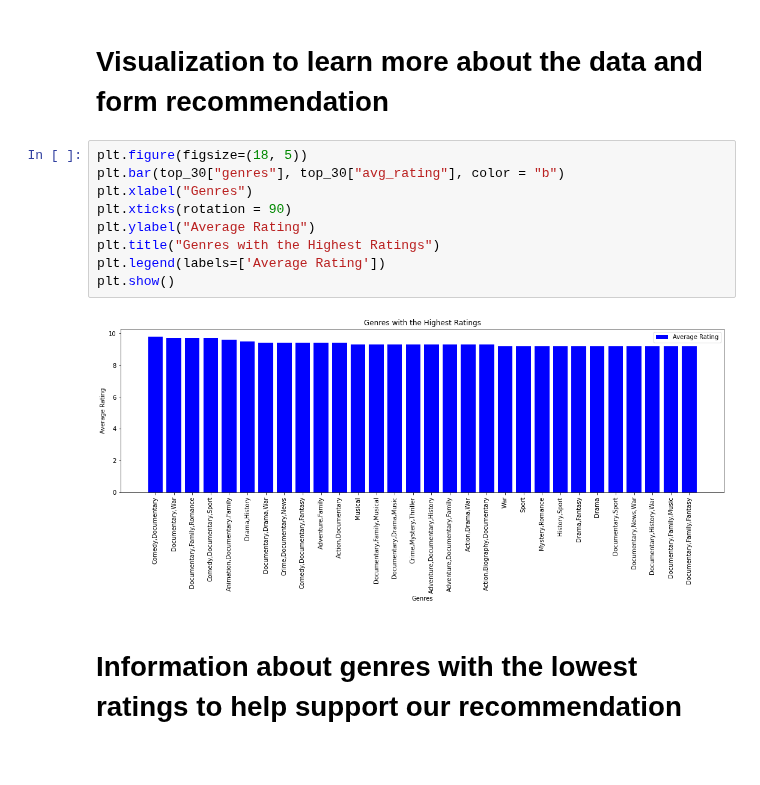
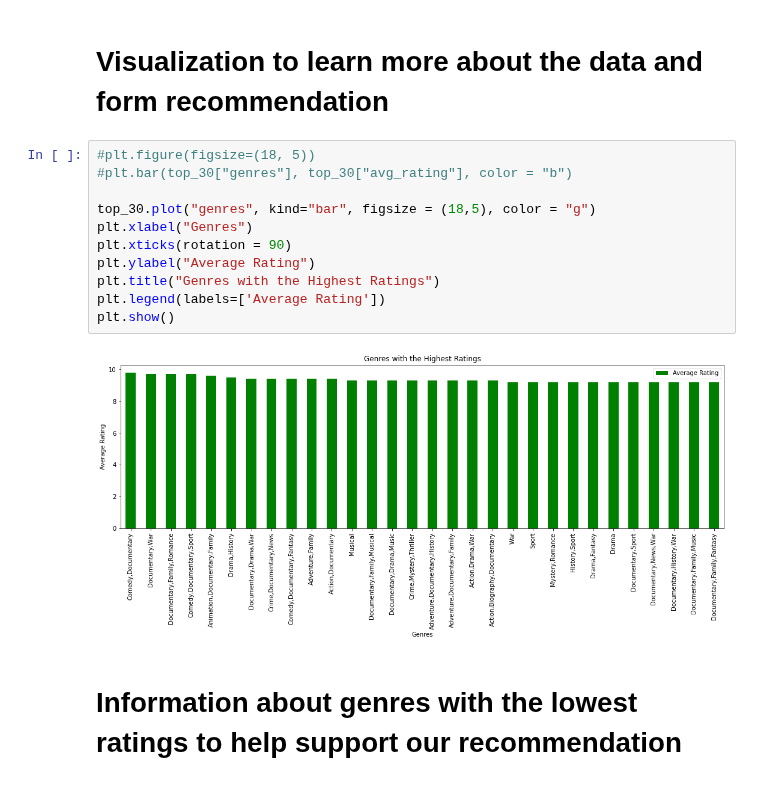
Before and after one commit to QuinnGrigsby/Capstone_Git-ing_it_done_MovieInformation, a Jupyter notebook: Data Understanding.ipynb, the cells around one changed output. Cells and saved outputs as stored; diff of their text form.

Commit message:
fixed graphs

```diff
--- a/Data Understanding.ipynb
+++ b/Data Understanding.ipynb
@@ -198,16 +198,18 @@ print(top_30)
 # %% [markdown]
 # Visualization to learn more about the data and form recommendation
 # %%
-plt.figure(figsize=(18, 5))
-plt.bar(top_30["genres"], top_30["avg_rating"], color = "b")
+#plt.figure(figsize=(18, 5))
+#plt.bar(top_30["genres"], top_30["avg_rating"], color = "b")
+
+top_30.plot("genres", kind="bar", figsize = (18,5), color = "g")
 plt.xlabel("Genres")
 plt.xticks(rotation = 90)
 plt.ylabel("Average Rating")
 plt.title("Genres with the Highest Ratings")
 plt.legend(labels=['Average Rating'])
 plt.show()
 # %% [output]
-[figure, old version]
+[figure, new version]
 # %% [markdown]
 # Information about genres with the lowest ratings to help support our recommendation
 # %%
```
Also changed, not shown: parts of 1 cell of this notebook.
